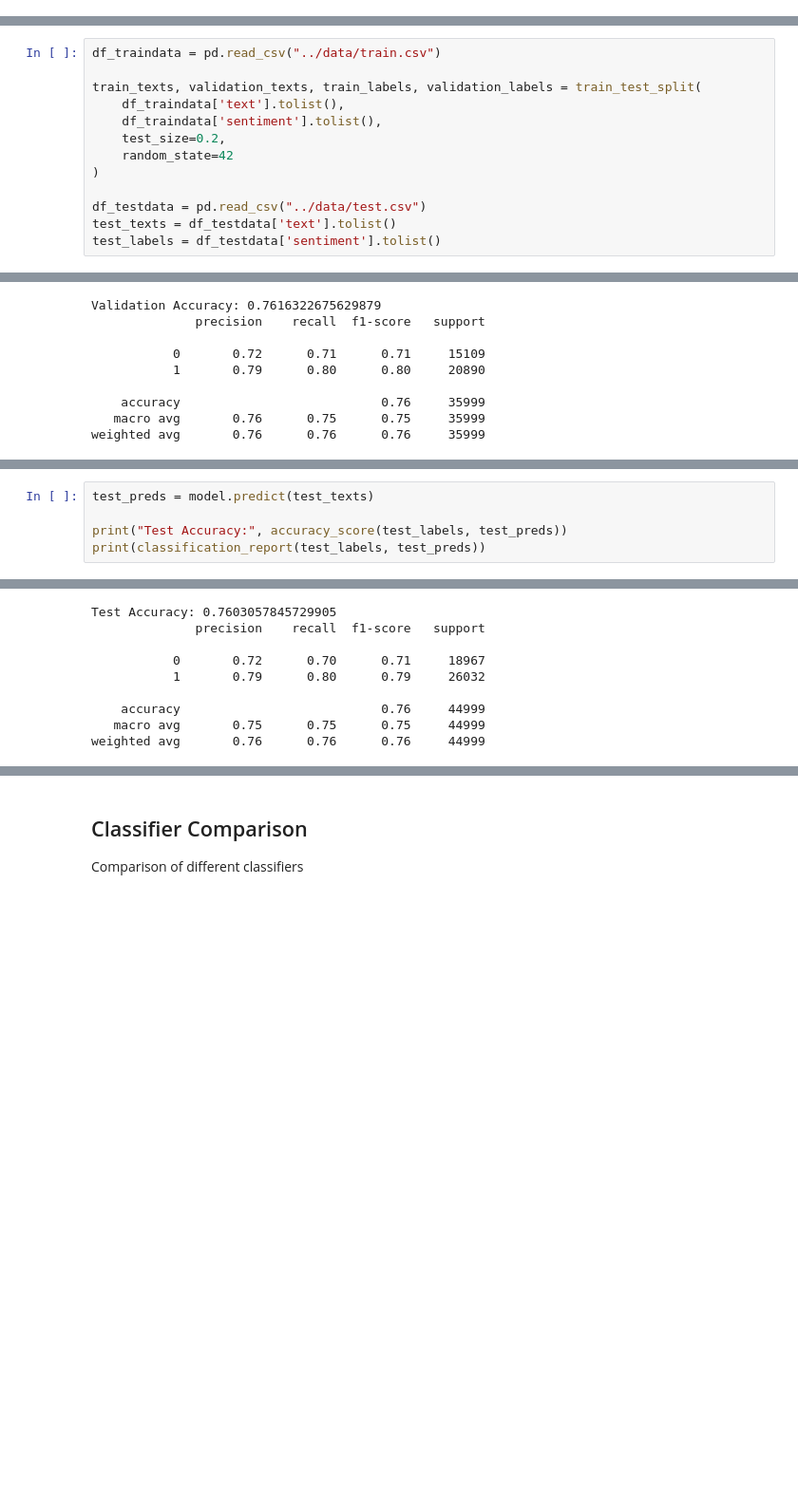
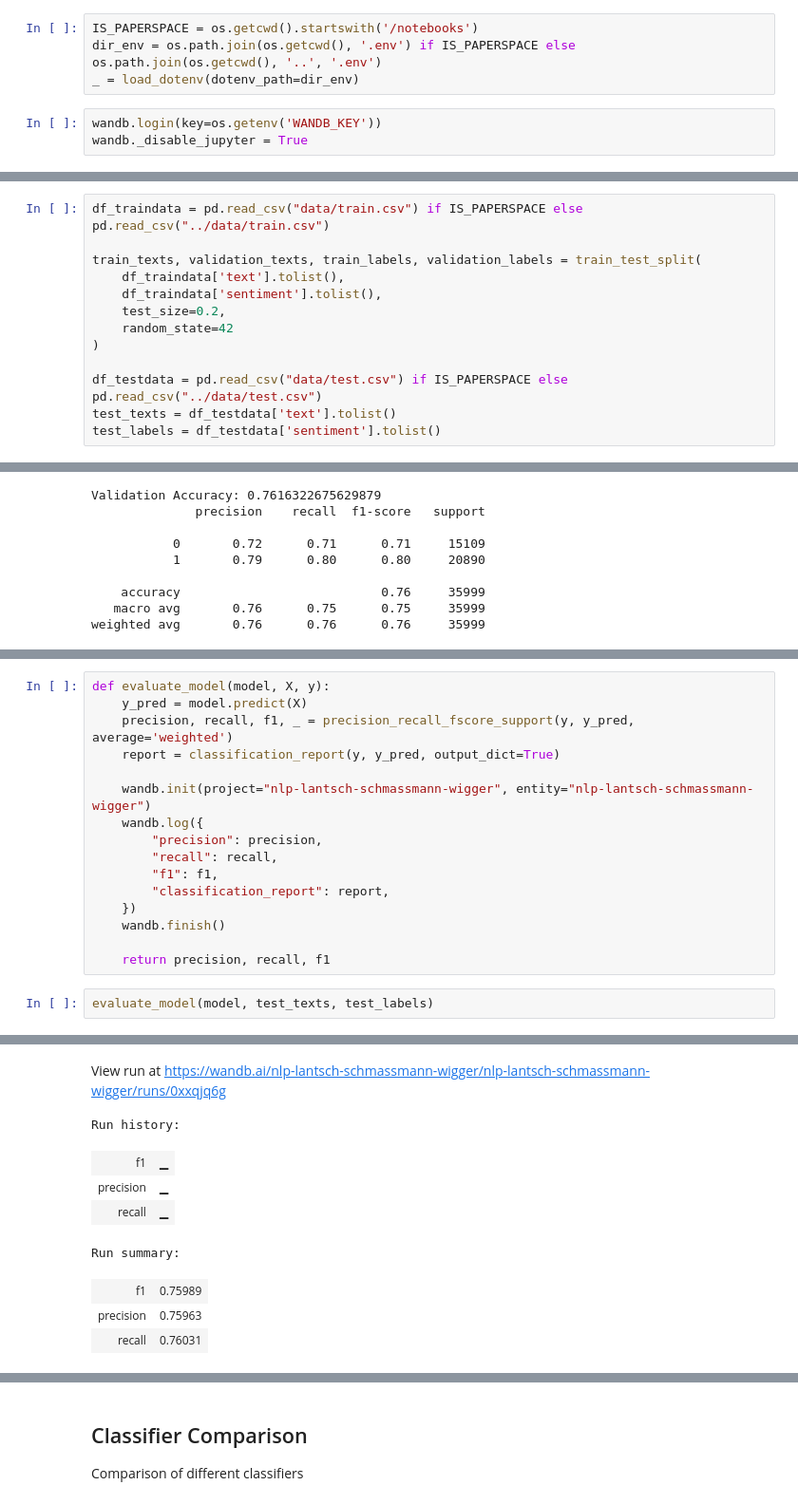
Before and after one commit to SeyaSchmassmann/nlp-project, a Jupyter notebook: models/bagOfWords.ipynb, the cells around one changed output, grey strips where cells are left out. Shown at 95% size. Drawn from its saved outputs; the diff is of its cells as text; blank space fills up the shorter version.

Commit message:
add wandb to bagOfWords implementation

```diff
--- a/models/bagOfWords.ipynb
+++ b/models/bagOfWords.ipynb
@@ -22,3 +25,10 @@ from sklearn.naive_bayes import MultinomialNB
 from sklearn.linear_model import LogisticRegression
 from sklearn.svm import LinearSVC
 from xgboost import XGBClassifier
+# %%
+IS_PAPERSPACE = os.getcwd().startswith('/notebooks')
+dir_env = os.path.join(os.getcwd(), '.env') if IS_PAPERSPACE else os.path.join(os.getcwd(), '..', '.env')
+_ = load_dotenv(dotenv_path=dir_env)
+# %%
+wandb.login(key=os.getenv('WANDB_KEY'))
+wandb._disable_jupyter = True
@@ -25,7 +41,7 @@ from xgboost import XGBClassifier
 # %% [markdown]
 ## Data
 # %%
-df_traindata = pd.read_csv("../data/train.csv")
+df_traindata = pd.read_csv("data/train.csv") if IS_PAPERSPACE else pd.read_csv("../data/train.csv")
 
 train_texts, validation_texts, train_labels, validation_labels = train_test_split(
     df_traindata['text'].tolist(),
@@ -34,7 +50,7 @@ train_texts, validation_texts, train_labels, validation_labels = train_test_spli
     random_state=42
 )
 
-df_testdata = pd.read_csv("../data/test.csv")
+df_testdata = pd.read_csv("data/test.csv") if IS_PAPERSPACE else pd.read_csv("../data/test.csv")
 test_texts = df_testdata['text'].tolist()
 test_labels = df_testdata['sentiment'].tolist()
 # %% [markdown]
@@ -78,6 +94,19 @@ weighted avg       0.76      0.76      0.76     35999
+# %%
+def evaluate_model(model, X, y):
+    y_pred = model.predict(X)
+    precision, recall, f1, _ = precision_recall_fscore_support(y, y_pred, average='weighted')
+    report = classification_report(y, y_pred, output_dict=True)
+
+    wandb.init(project="nlp-lantsch-schmassmann-wigger", entity="nlp-lantsch-schmassmann-wigger")
+    wandb.log({
+        "precision": precision,
+        "recall": recall,
+        "f1": f1,
+        "classification_report": report,
+    })
+    wandb.finish()
+
+    return precision, recall, f1
 # %%
-test_preds = model.predict(test_texts)
-
-print("Test Accuracy:", accuracy_score(test_labels, test_preds))
-print(classification_report(test_labels, test_preds))
+evaluate_model(model, test_texts, test_labels)
 # %% [output]
@@ -84,9 +117,9 @@ print(classification_report(test_labels, test_preds))
+View run at https://wandb.ai/nlp-lantsch-schmassmann-wigger/nlp-lantsch-schmassmann-wigger/runs/0xxqjq6g
-Test Accuracy: 0.7603057845729905
-              precision    recall  f1-score   support
-
-           0       0.72      0.70      0.71     18967
-           1       0.79      0.80      0.79     26032
-
-    accuracy                           0.76     44999
-   macro avg       0.75      0.75      0.75     44999
-weighted avg       0.76      0.76      0.76     44999
+Run history:
+| f1 | ▁ |
+| precision | ▁ |
+| recall | ▁ |
+Run summary:
+| f1 | 0.75989 |
+| precision | 0.75963 |
+| recall | 0.76031 |
```
Also changed, not shown: parts of 14 cells of this notebook, 3 other files.
